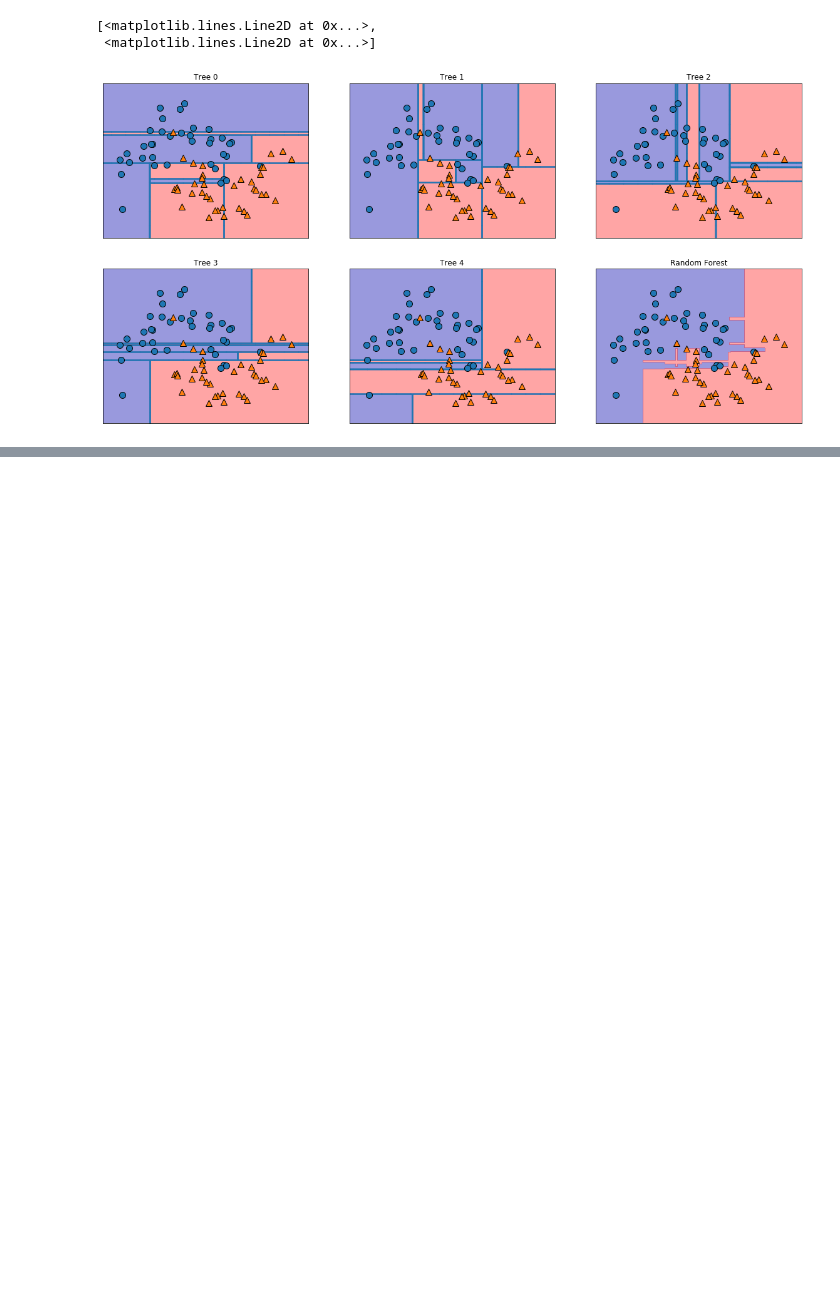
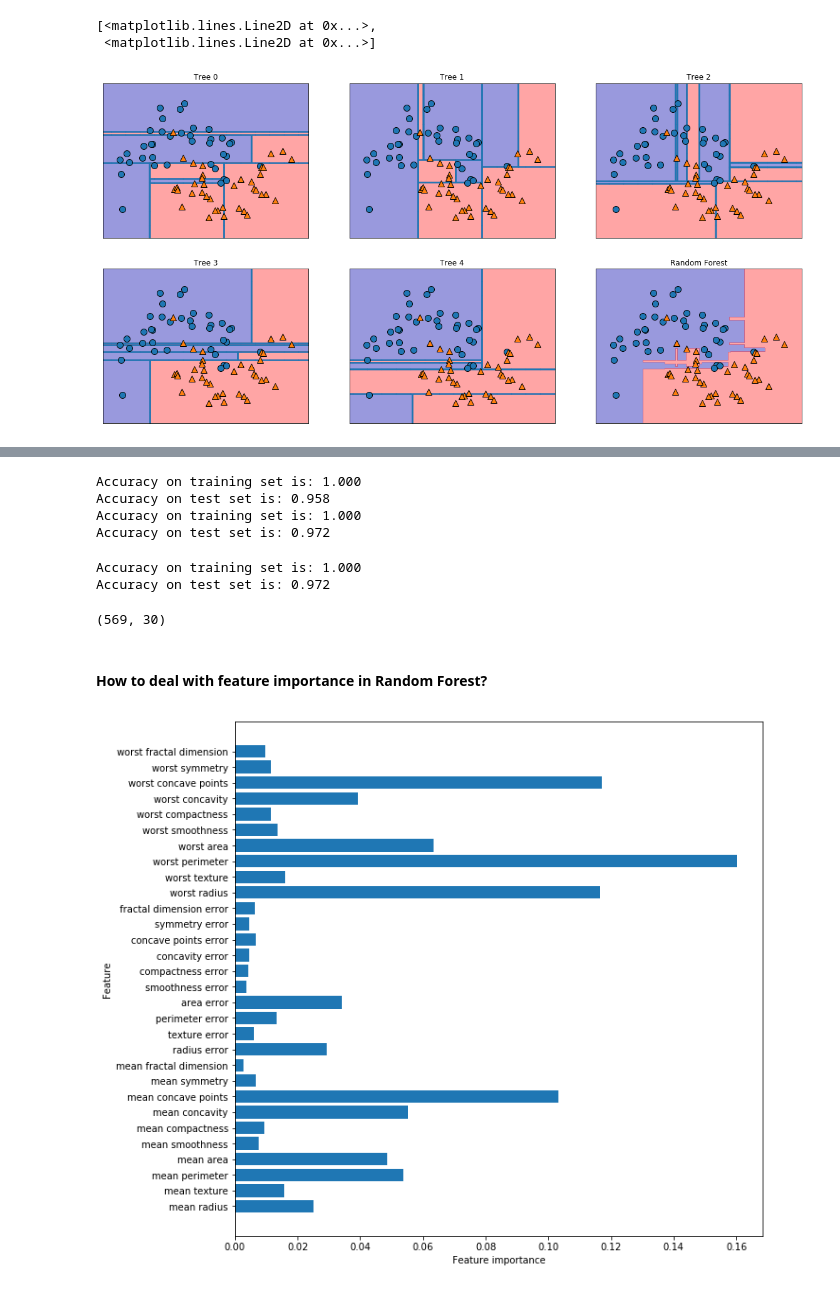
Before and after one commit to abudata/Machine_Learning, a Jupyter notebook: Supervised_Learning_Ensembles_of_Decision_Trees.ipynb, the cells around one changed output, grey strips where cells are left out. Drawn from its saved outputs; the diff is of its cells as text; code cells hidden in the pictures; blank space fills up the shorter version.

Commit message:
plot feature importance added

```diff
--- a/Supervised_Learning_Ensembles_of_Decision_Trees.ipynb
+++ b/Supervised_Learning_Ensembles_of_Decision_Trees.ipynb
@@ -56,0 +63,4 @@ mglearn.discrete_scatter(X_train[:, 0], X_train[:, 1], y_train)
+# %%
+from sklearn.datasets import load_breast_cancer
+from sklearn.model_selection import train_test_split
+cancer = load_breast_cancer()
@@ -56,0 +92,45 @@ mglearn.discrete_scatter(X_train[:, 0], X_train[:, 1], y_train)
+# %%
+for max_feature in [1, 10]:
+    forest = RandomForestClassifier(n_estimators=100, max_features=max_feature, random_state=0)
+    forest.fit(X_train, y_train)
+    print('Accuracy on training set is: {:.3F}'.format(forest.score(X_train, y_train)))
+    print('Accuracy on test set is: {:.3F}'.format(forest.score(X_test, y_test)))
+# %% [output]
+Accuracy on training set is: 1.000
+Accuracy on test set is: 0.958
+Accuracy on training set is: 1.000
+Accuracy on test set is: 0.972
+# %%
+X_train, X_test, y_train, y_test = train_test_split(cancer.data, cancer.target, random_state=0)
+forest = RandomForestClassifier(n_estimators=100, random_state=0)
+forest.fit(X_train, y_train)
+
+print('Accuracy on training set is: {:.3F}'.format(forest.score(X_train, y_train)))
+print('Accuracy on test set is: {:.3F}'.format(forest.score(X_test, y_test)))
+# %% [output]
+Accuracy on training set is: 1.000
+Accuracy on test set is: 0.972
+# %%
+cancer.data.shape # number of rows and feature in the cancer dataset
+# %% [output]
+(569, 30)
+# %% [markdown]
+#### How to deal with feature importance in Random Forest?
+# %%
+import matplotlib.pyplot as plt
+import numpy as np
+
+def plot_feature_importances_cancer(model):
+
+    """Plot horizental bars for feature importance
+       for the selected model"""
+    Fig = plt.figure(figsize=(10,10))
+    n_features = cancer.data.shape[1]
+    plt.barh(range(n_features), model.feature_importances_, align='center')
+    plt.yticks(np.arange(n_features), cancer.feature_names)
+    plt.xlabel('Feature importance')
+    plt.ylabel('Feature')
+# %%
+plot_feature_importances_cancer(forest)
+# %% [output]
+[figure, added]
```
Also changed, not shown: parts of 5 cells of this notebook.
